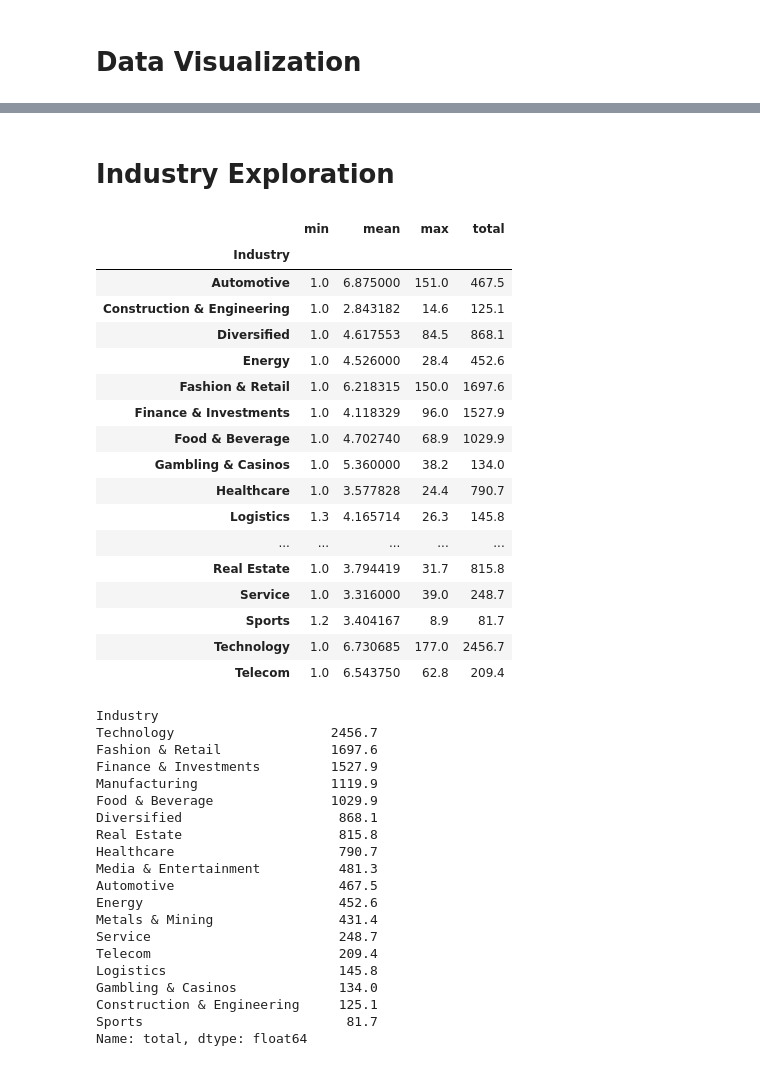
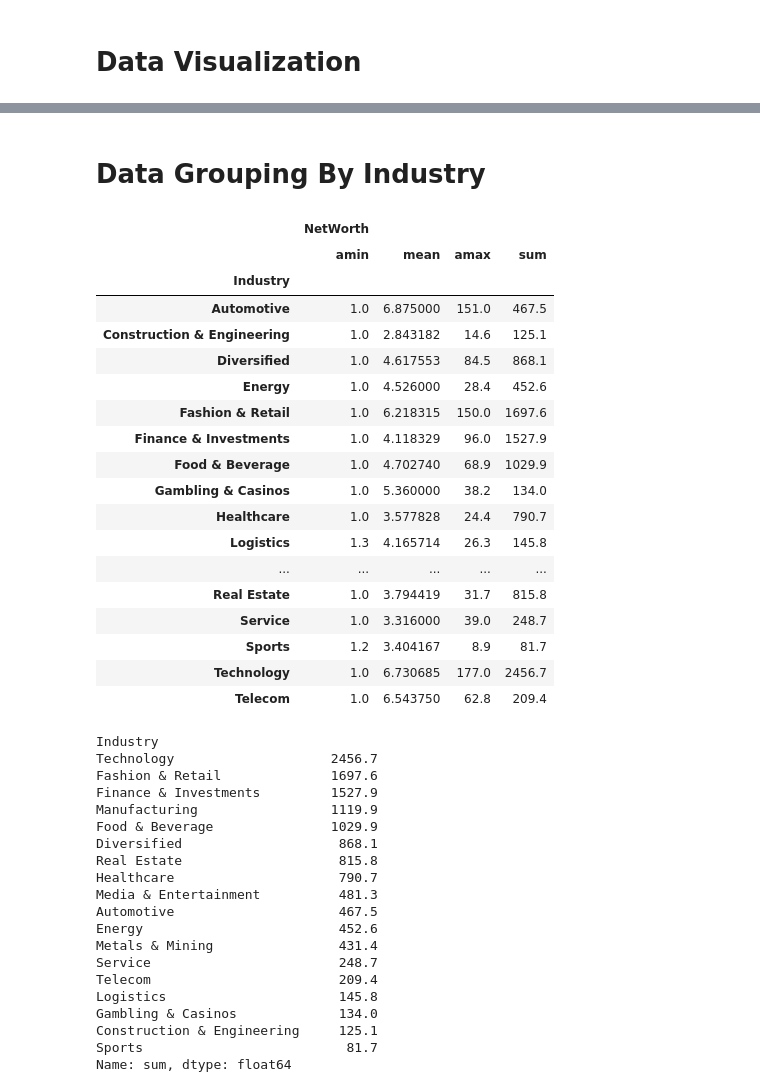
Before and after one commit to eldrigeampong/Data-Science, a Jupyter notebook: Forbes/project1.ipynb, the cells around one changed output, grey strips where cells are left out. Drawn from its saved outputs; the diff is of its cells as text; code cells hidden in the pictures.

```diff
--- a/Forbes/project1.ipynb
+++ b/Forbes/project1.ipynb
@@ -329,16 +371,11 @@ ax2.set(xlabel='Net Worth ($ Bn)', ylabel='Name', title='Forbes 2021 Billionaire
 # %% [markdown]
-# Industry Exploration
+# Data Grouping By Industry
 # %%
-df1_ind_gpd_agg = df1.groupby('Industry').agg(
-    min = pd.NamedAgg('NetWorth', np.min),
-    mean = pd.NamedAgg('NetWorth', np.mean),
-    max = pd.NamedAgg('NetWorth', np.max),
-    total = pd.NamedAgg('NetWorth', np.sum),
-)
-
-df1_ind_gpd_agg
+df1_grpd_agg_ind = df1.groupby('Industry').agg([np.min, np.mean, np.max, np.sum])
+df1_grpd_agg_ind
 # %% [output]
-|  | min | mean | max | total |
+|  | NetWorth |  |  |  |
+|  | amin | mean | amax | sum |
 | Industry |  |  |  |  |
 | Automotive | 1.0 | 6.875000 | 151.0 | 467.5 |
 | Construction & Engineering | 1.0 | 2.843182 | 14.6 | 125.1 |
@@ -357,8 +394,8 @@ df1_ind_gpd_agg
 | Technology | 1.0 | 6.730685 | 177.0 | 2456.7 |
 | Telecom | 1.0 | 6.543750 | 62.8 | 209.4 |
 # %%
-df1_ind_gpd_agg_sorted = df1_ind_gpd_agg['total'].sort_values(ascending=False)          # networth sorted by industry
-df1_ind_gpd_agg_sorted
+df1_gprd_agg_ind_sorted = df1_grpd_agg_ind['NetWorth']['sum'].sort_values(ascending=False)              # networth sorted by industry
+df1_gprd_agg_ind_sorted
 # %% [output]
 Industry
 Technology                    2456.7
@@ -379,4 +416,4 @@ Logistics                      145.8
 Gambling & Casinos             134.0
 Construction & Engineering     125.1
 Sports                          81.7
-Name: total, dtype: float64
+Name: sum, dtype: float64
```
Also changed, not shown: parts of 30 cells of this notebook, 2 other files.
